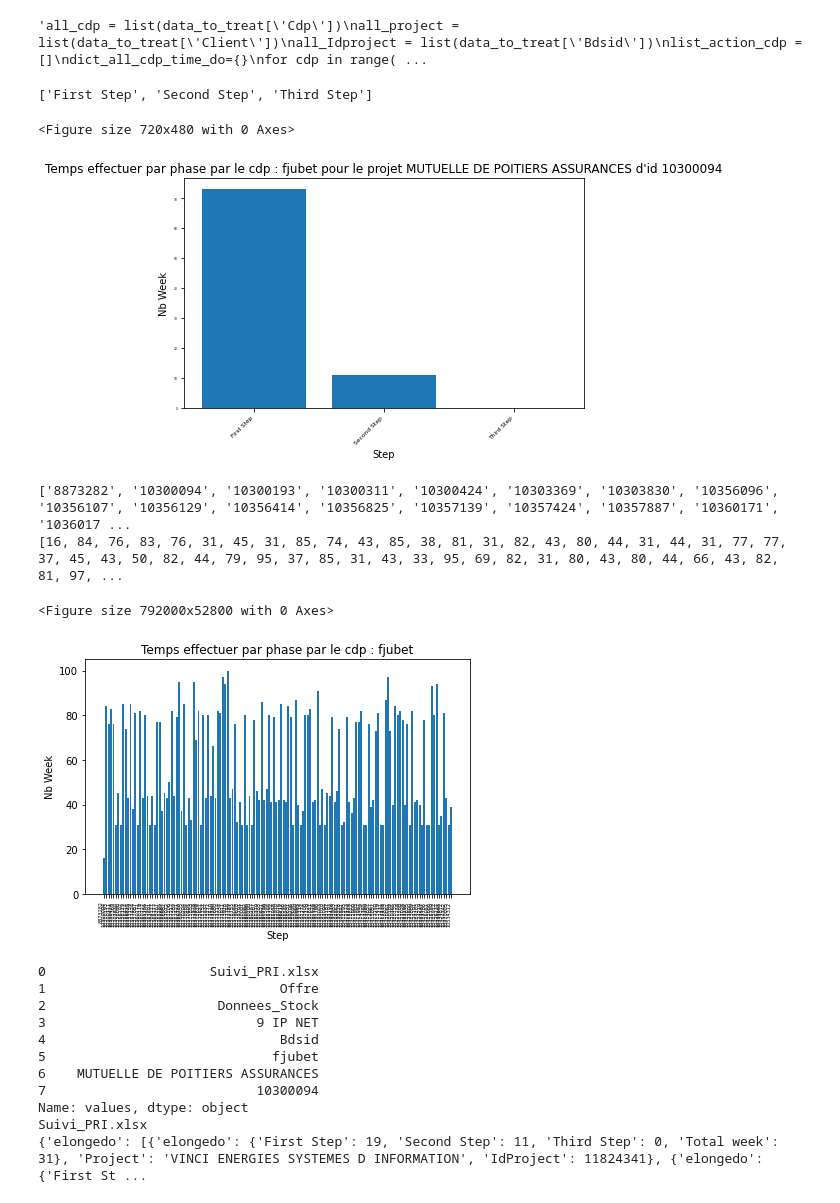
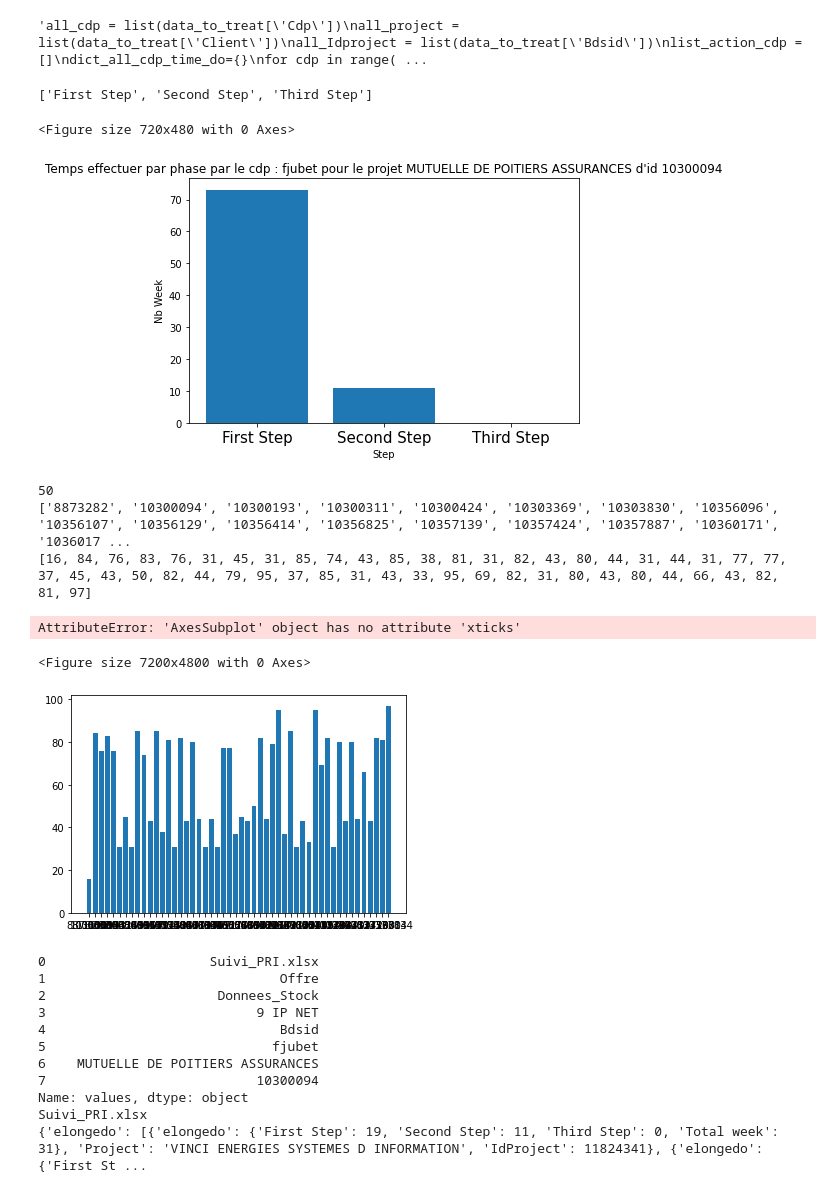
Before and after one commit to amouhite-dev/Dataviz, a Jupyter notebook: Extraction.ipynb, the cells around one changed output. Cells and saved outputs as stored; diff of their text form; code cells hidden in the pictures.

```diff
--- a/Extraction.ipynb
+++ b/Extraction.ipynb
@@ -285,9 +285,9 @@ def create_dataviz_every_cdp_in_function_Oneproject_and_time(dico_date_in_week,n
     plt.figure(figsize=(9,6), dpi=80)
     fig, ax = plt.subplots()
     ax.bar(xl,yl)
-    plt.setp(ax.get_xticklabels(),rotation=45, ha="right")
-    plt.tick_params(axis='x', which='major', labelsize=6)
-    plt.tick_params(axis='y', which='major', labelsize=3)
+    plt.setp(ax.get_xticklabels(),rotation=360)
+    plt.tick_params(axis='x', which='major', labelsize=15)
+    plt.tick_params(axis='y', which='major', labelsize=10)
     plt.tight_layout()
     plt.xlabel("Step")
     plt.ylabel("Nb Week")
@@ -296,43 +296,46 @@ create_dataviz_every_cdp_in_function_Oneproject_and_time(dict_all_cdp_time_do,'f
 # %% [output]
 ['First Step', 'Second Step', 'Third Step']
 <Figure size 720x480 with 0 Axes>
-[figure, old version]
+[figure, new version]
 # %%
 import pylab
 
 import matplotlib.ticker as mticker
 def create_dataviz_in_function_project_and_total_time_of_cdp(dico_date_in_week,name_cdp):
     N=10
     list_step_to_do = []
     xl , yl = [], []
-    list_time_to_do = dico_date_in_week[name_cdp]
+    list_time_to_do = dico_date_in_week[name_cdp][:50]
+    print(len(list_time_to_do))
     for search in list_time_to_do:
         #xl.append('\n'.join([i for i in str(search['IdProject'])]))
         #print(xl)
         xl.append(str(search['IdProject']))
         yl.append(search[name_cdp]['Total week'])
 
     print(xl)
     print(yl)
     #list_step_to_do = list(dico_date_in_week[name_cdp].keys())[:len(list_step_to_do)-1]
-   # plt.figure(length = 20)
     #plt.bar(xl,yl)
-    plt.figure(figsize=(900,60), dpi=880)
+    plt.figure(figsize=(90,60), dpi=80)
     fig, ax = plt.subplots()
     ax.bar(xl,yl)
+    plt.xticks(np.arange(min(x), max(x)+1, 5.0))
     plt.setp(ax.get_xticklabels(),rotation=90, ha="right")
-    plt.tick_params(axis='x', which='major', labelsize=5)
-    plt.tick_params(axis='y', which='major', labelsize=10)
+    plt.tick_params(axis='x', which='major', labelsize=11)
+    plt.tick_params(axis='y', which='major', labelsize=12)
     plt.tight_layout()
     plt.xlabel("Step")
     plt.ylabel("Nb Week")
     plt.title(f"Temps effectuer par phase par le cdp : {name_cdp}")
 create_dataviz_in_function_project_and_total_time_of_cdp(dict_all_cdp_time_do,'fjubet')
 # %% [output]
+50
 ['8873282', '10300094', '10300193', '10300311', '10300424', '10303369', '10303830', '10356096', '10356107', '10356129', '10356414', '10356825', '10357139', '10357424', '10357887', '10360171', '1036017 ...
-[16, 84, 76, 83, 76, 31, 45, 31, 85, 74, 43, 85, 38, 81, 31, 82, 43, 80, 44, 31, 44, 31, 77, 77, 37, 45, 43, 50, 82, 44, 79, 95, 37, 85, 31, 43, 33, 95, 69, 82, 31, 80, 43, 80, 44, 66, 43, 82, 81, 97, ...
+[16, 84, 76, 83, 76, 31, 45, 31, 85, 74, 43, 85, 38, 81, 31, 82, 43, 80, 44, 31, 44, 31, 77, 77, 37, 45, 43, 50, 82, 44, 79, 95, 37, 85, 31, 43, 33, 95, 69, 82, 31, 80, 43, 80, 44, 66, 43, 82, 81, 97]
-<Figure size 792000x52800 with 0 Axes>
+AttributeError: 'AxesSubplot' object has no attribute 'xticks'
+<Figure size 7200x4800 with 0 Axes>
-[figure, old version]
+[figure, new version]
 # %%
 def calculate_week_average_every_cdp(dico_date_in_week,name_cdp):
     moy, somme = 0, 0
```
Also changed, not shown: parts of 3 cells of this notebook.
